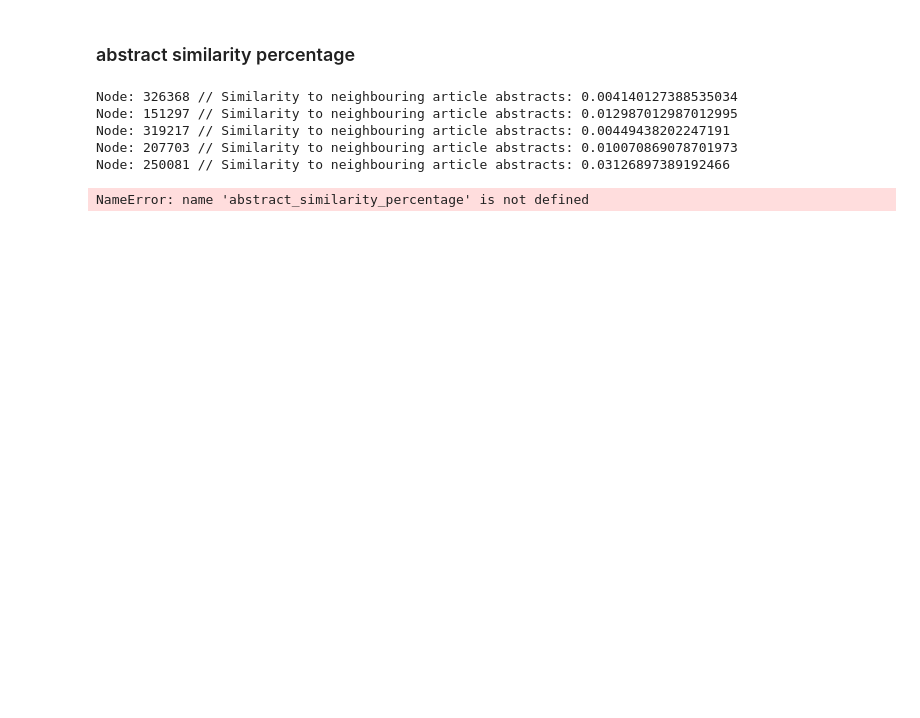
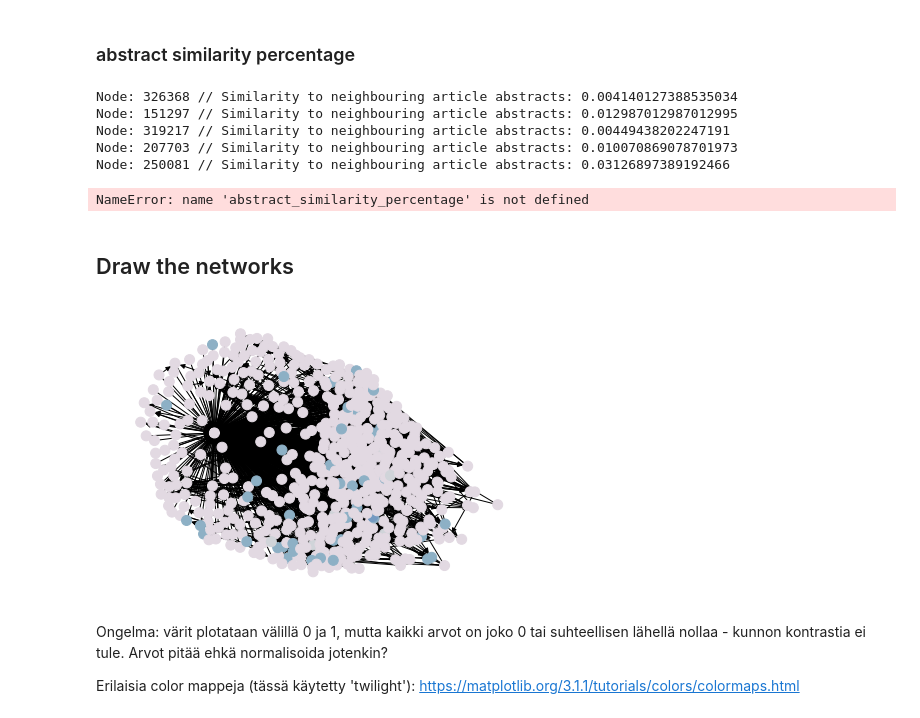
Before and after one commit to Avocadososemix/network_analysis, a Jupyter notebook: abstract_noun_extraction.ipynb, the cells around one changed output. Drawn from its saved outputs; the diff is of its cells as text; code cells hidden in the pictures; blank space fills up the shorter version.

Commit message:
add the functions to draw the networks

```diff
--- a/abstract_noun_extraction.ipynb
+++ b/abstract_noun_extraction.ipynb
@@ -260,3 +265,49 @@ data=make_comparison(graph_only_nodes_with_abstract(G), '151297')
 print(abstract_similarity_percentage(data[2]))
 # %% [output]
 NameError: name 'abstract_similarity_percentage' is not defined
+# %% [markdown]
+## Draw the networks
+# %%
+def get_subgraph(G, starting_node):
+    """Graph: a bigger graph to get the subgraph of
+       starting node: the central node to extract predecessors of
+       returns a subgraph of the central node and its predecessors
+    """
+    nodes_list = [starting_node]
+    for n in list(G.predecessors(starting_node)):
+        nodes_list.append(n)
+    subgraph = G.subgraph(nodes_list).copy()
+    return subgraph
+# %%
+def draw_network(graph, data, size_of_nodes, to_file):
+    """Graph: the subgraph to be plotted
+       Data: a list of values between 0 and 1, denoting the percentage of shared noun phrases
+       with the central node
+    """
+    blue_map = cm.get_cmap('twilight', len(graph))
+    color_list = [blue_map(d) for d in data]
+    if not to_file:
+        nx.draw_spring(subgraph, node_color=color_list, node_size=size_of_nodes)
+    else:
+        nx.draw_spring(subgraph, node_color=color_list, node_size=size_of_nodes)
+        plt.savefig("Graph.png", format="PNG")
+# %%
+# give the number of a node to draw a subgraph of
+node_number = '151297'
+subgraph = get_subgraph(G, node_number)
+_, data = find_noun_phrases(subgraph, node_number)
+
+# add color of the 1st node (add 0 as the 1st element of the list)
+data.insert(0, 1)
+
+# size_of_nodes: change according to the size of the graph
+# to_file: set to true to draw the plot to a file
+size_of_nodes = 100
+to_file = True
+draw_network(subgraph, data, size_of_nodes, to_file)
+# %% [output]
+[figure, added]
+# %% [markdown]
+Ongelma: värit plotataan välillä 0  ja 1, mutta kaikki arvot on joko 0 tai suhteellisen lähellä nollaa - kunnon kontrastia ei tule. Arvot pitää ehkä normalisoida jotenkin?
+
+Erilaisia color mappeja (tässä käytetty 'twilight'): https://matplotlib.org/3.1.1/tutorials/colors/colormaps.html
```
Also changed, not shown: parts of 3 cells of this notebook.
